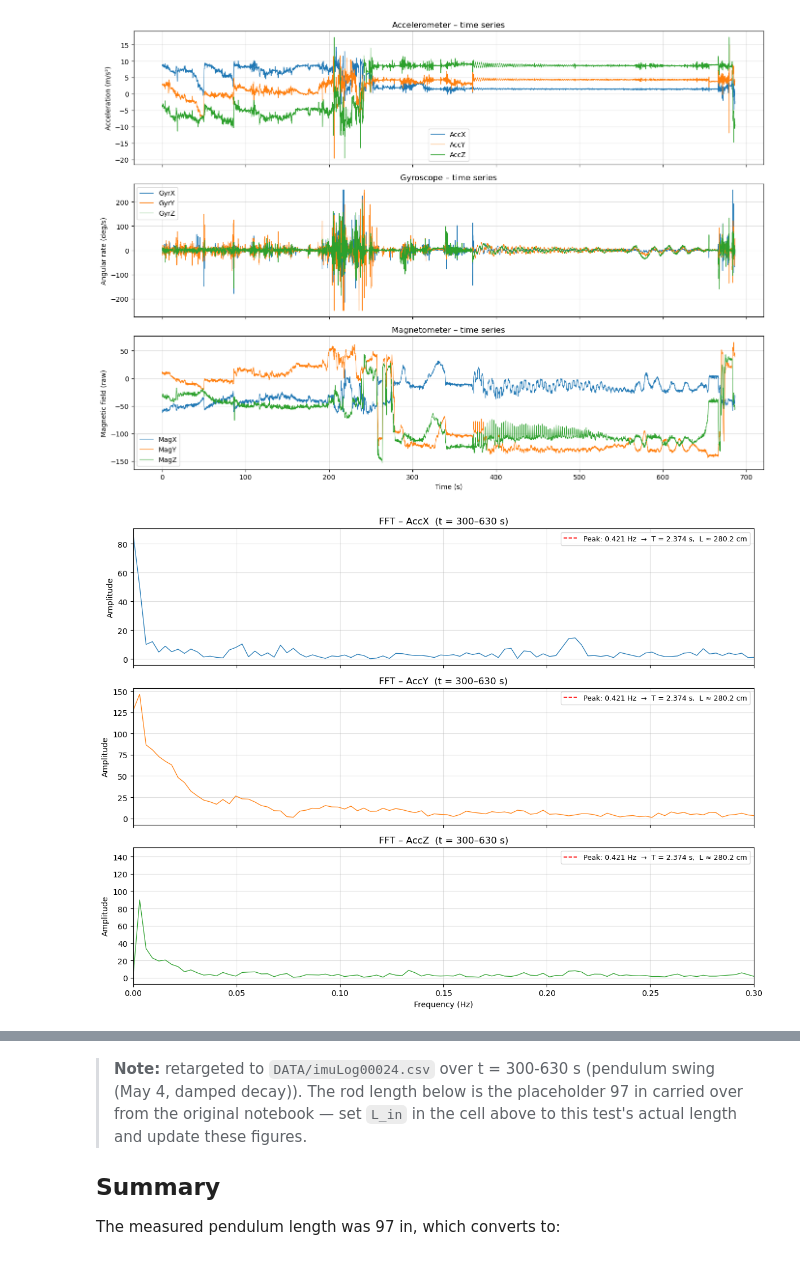
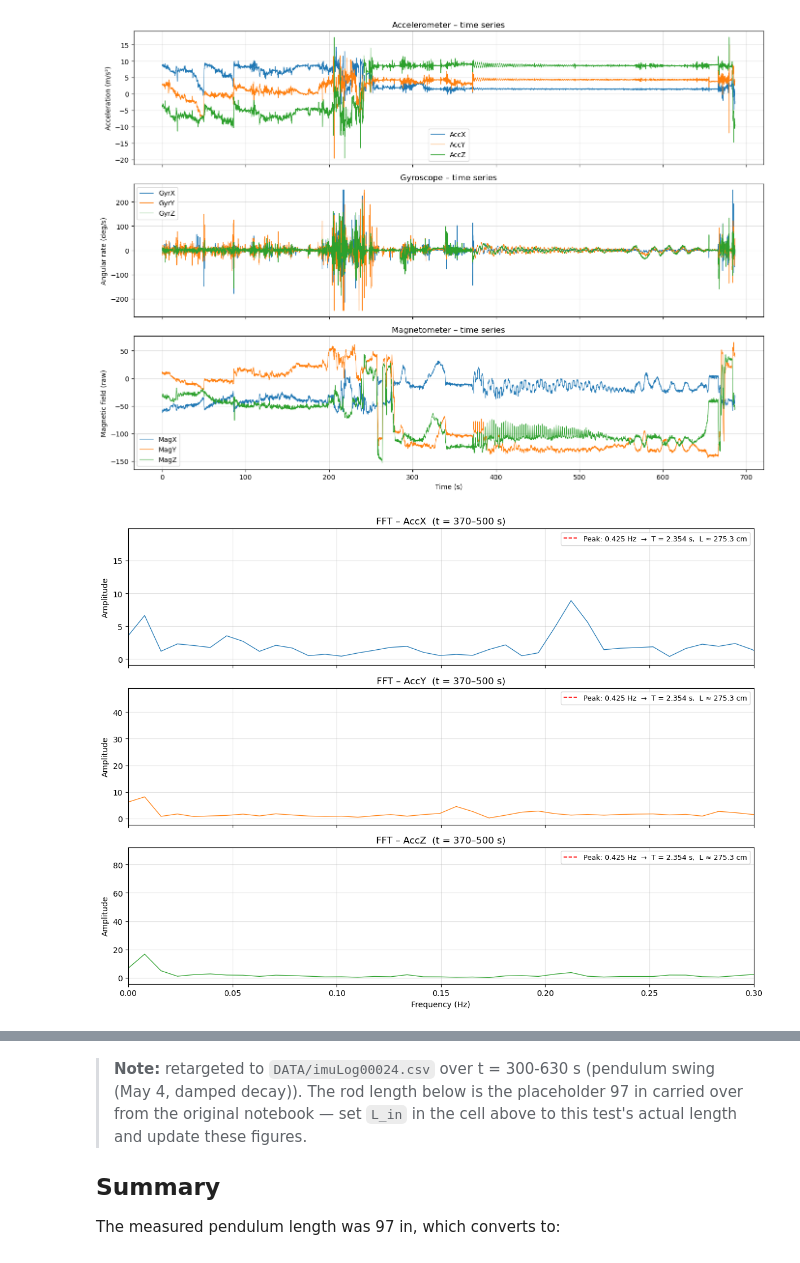
Before and after one commit to arobotdinosaur/MAE_223_Work, a Jupyter notebook: IMU_FFT_pendulum.ipynb, the cells around one changed output, grey strips where cells are left out. Drawn from its saved outputs; the diff is of its cells as text; code cells hidden in the pictures.

```diff
--- a/IMU_FFT_pendulum.ipynb
+++ b/IMU_FFT_pendulum.ipynb
@@ -67,8 +67,8 @@ plt.show()
 # %%
 # ── FFT window (seconds) — adjust to focus on the swinging portion ──
 # Window from the GPS track (see plot_ubx_track_pendulum.ipynb) — pendulum swing (May 4, damped decay).
-T_START = 300
-T_END   = 630
+T_START = 370
+T_END   = 500
 # ────────────────────────────────────────────────────────────────────
 
 seg = df[(df['t_s'] >= T_START) & (df['t_s'] <= T_END)]
@@ -77,34 +77,34 @@ fig, axes = plt.subplots(3, 1, figsize=(12, 9), sharex=True)
 
 for ax, col, color in zip(axes,
                            ['AccX', 'AccY', 'AccZ'],
                            ['C0',   'C1',   'C2']):
     s = seg[col].values
     s = s - s.mean()                    # remove DC
     n = len(s)
     yf    = rfft(s * np.hanning(n))
     xf    = rfftfreq(n, 1.0 / fs)
     power = np.abs(yf)
 
     ax.plot(xf, power, color=color, lw=0.9)
     ax.set_ylabel('Amplitude')
     ax.set_title(f'FFT – {col}  (t = {T_START:.0f}–{T_END:.0f} s)')
     ax.set_xlim(0, 0.3)
     ax.grid(True, alpha=0.4)
 
     # Lower bound 0.01 Hz (T < 100 s) to catch slow pendulum frequencies
     mask      = (xf > 0.01) & (xf < 0.5)
     peak_freq = xf[mask][np.argmax(power[mask])]
     T_peak    = 1.0 / peak_freq
     L_est     = 2*g * (T_peak / (2 * np.pi))**2
     ax.axvline(peak_freq, color='red', linestyle='--', lw=1.2,
                label=f'Peak: {peak_freq:.3f} Hz  →  T = {T_peak:.3f} s,  L ≈ {L_est*100:.1f} cm')
     ax.legend(fontsize=9)
 
 axes[-1].set_xlabel('Frequency (Hz)')
 plt.tight_layout()
 plt.show()
 # %% [output]
-[figure, old version]
+[figure, new version]
 # %%
 # ── Clean acceleration spectra (no single-peak highlight line) ──
 # Straight magnitude FFT of each accel axis over the same [T_START, T_END]
```
Also changed, not shown: parts of 3 cells of this notebook, 4 other files.
